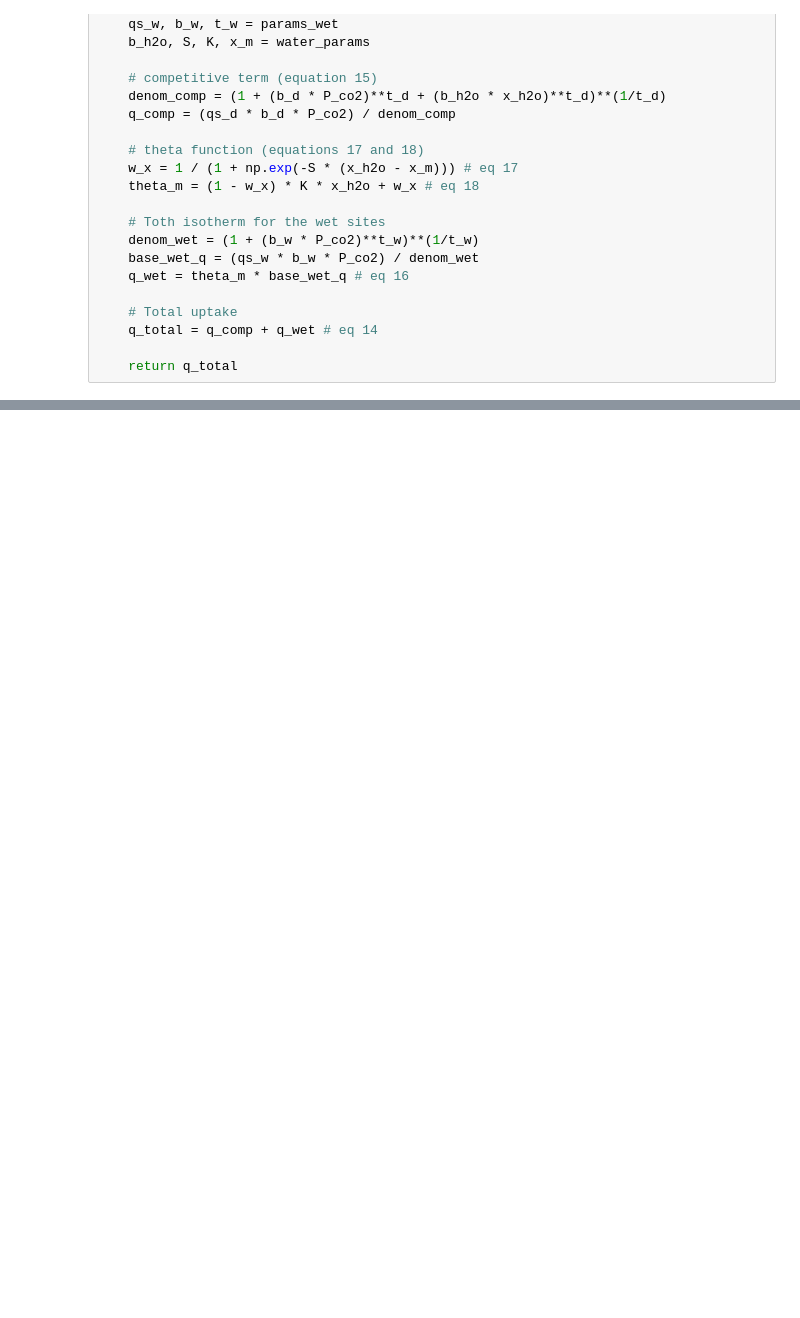
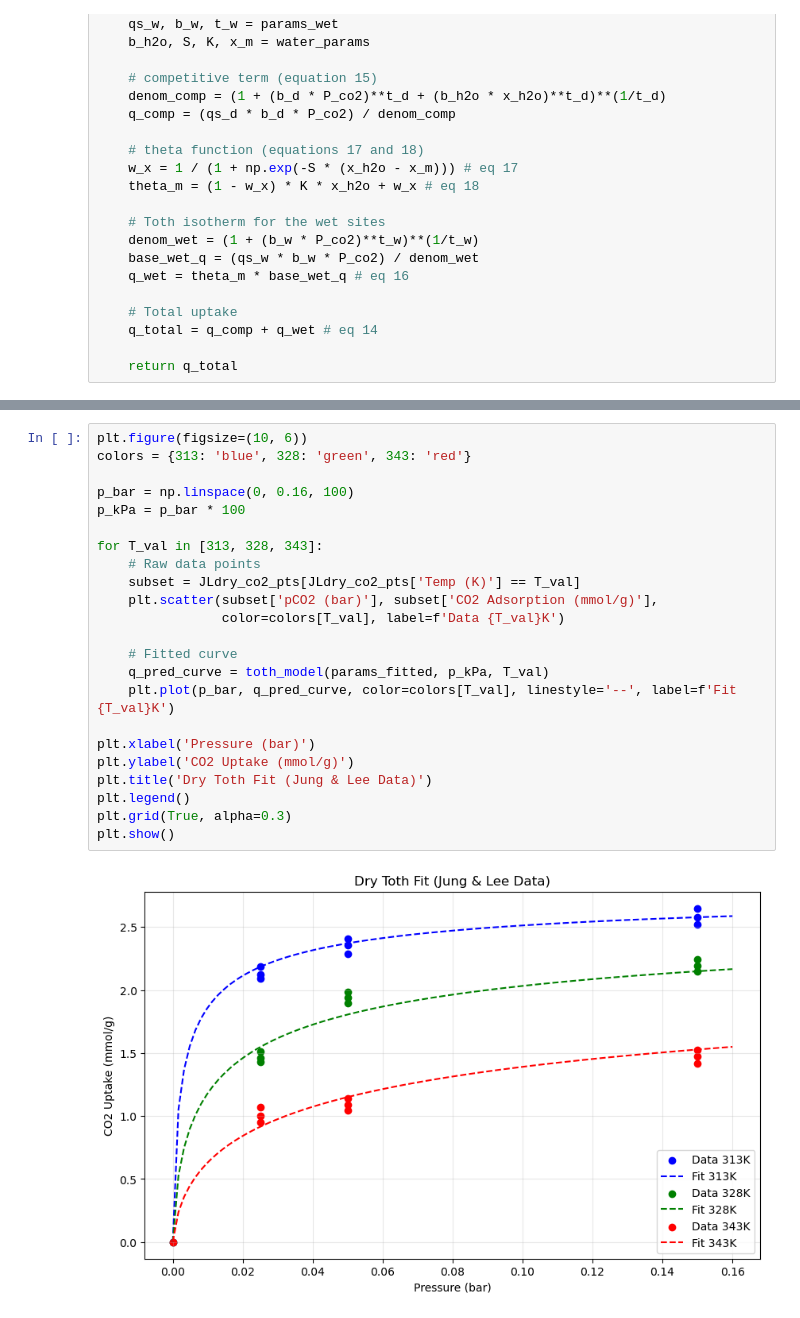
Before and after one commit to jenrpatterson/DAC-Project, a Jupyter notebook: In Progress/Grossman25.ipynb, the cells around one changed output, grey strips where cells are left out. Saved outputs shown, nothing was run; the diff lists cells and outputs as text; blank space fills up the shorter version.

```diff
--- a/In Progress/Grossman25.ipynb
+++ b/In Progress/Grossman25.ipynb
@@ -164,0 +267,25 @@ plt.show()
+# %%
+plt.figure(figsize=(10, 6))
+colors = {313: 'blue', 328: 'green', 343: 'red'}
+
+p_bar = np.linspace(0, 0.16, 100)
+p_kPa = p_bar * 100
+
+for T_val in [313, 328, 343]:
+    # Raw data points
+    subset = JLdry_co2_pts[JLdry_co2_pts['Temp (K)'] == T_val]
+    plt.scatter(subset['pCO2 (bar)'], subset['CO2 Adsorption (mmol/g)'],
+                color=colors[T_val], label=f'Data {T_val}K')
+
+    # Fitted curve
+    q_pred_curve = toth_model(params_fitted, p_kPa, T_val)
+    plt.plot(p_bar, q_pred_curve, color=colors[T_val], linestyle='--', label=f'Fit {T_val}K')
+
+plt.xlabel('Pressure (bar)')
+plt.ylabel('CO2 Uptake (mmol/g)')
+plt.title('Dry Toth Fit (Jung & Lee Data)')
+plt.legend()
+plt.grid(True, alpha=0.3)
+plt.show()
+# %% [output]
+[figure, added]
```
Also changed, not shown: parts of 22 cells of this notebook, 7 other files.
